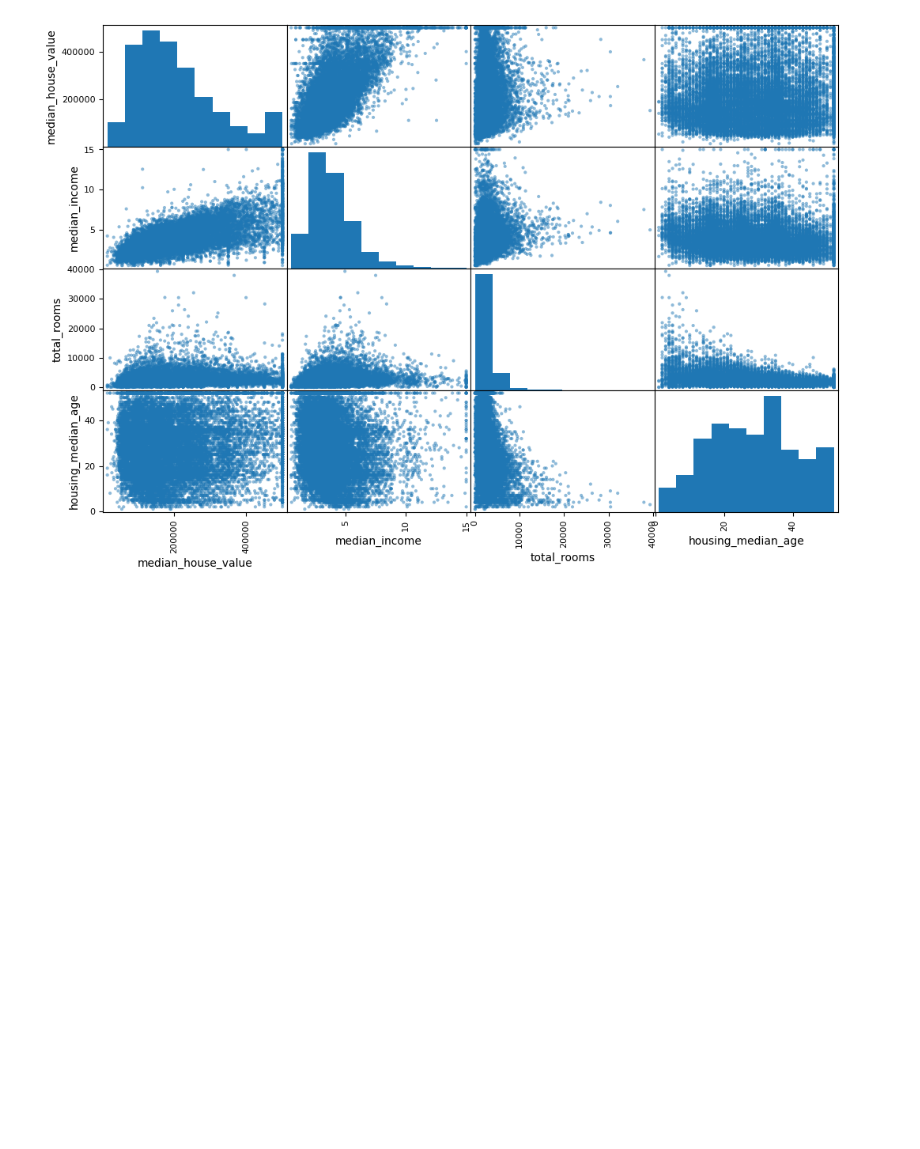
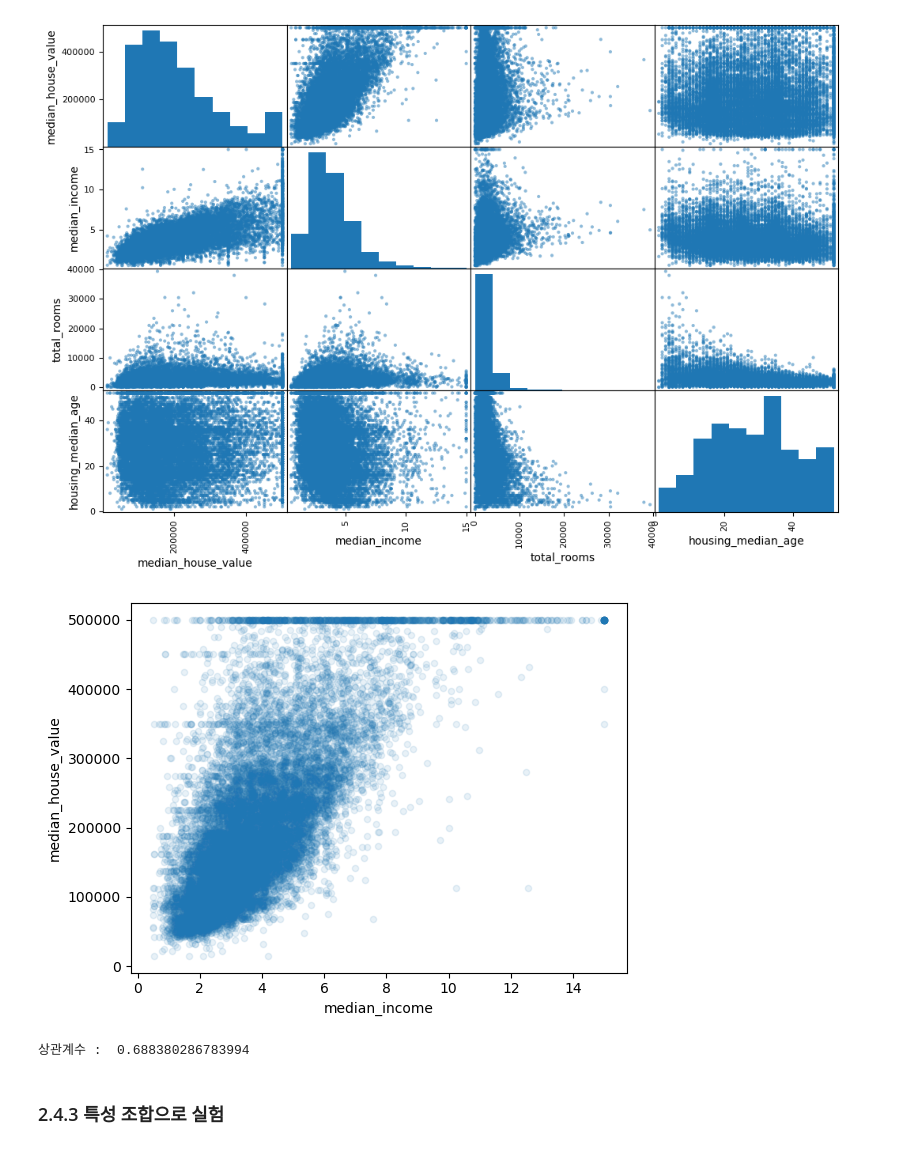
Before and after one commit to psw109/Python_study, a Jupyter notebook: 핸즈온머신러닝/code.ipynb, the cells around one changed output. Cells and saved outputs as stored; diff of their text form; code cells hidden in the pictures; blank space fills up the shorter version.

```diff
--- a/핸즈온머신러닝/code.ipynb
+++ b/핸즈온머신러닝/code.ipynb
@@ -260,3 +260,17 @@ scatter_matrix(housing[attributes], figsize = (12, 8))
 plt.show()
 # %% [output]
 [figure]
+# %%
+housing.plot(kind = 'scatter', x = 'median_income', y = 'median_house_value', alpha = 0.1)
+plt.show()
+print('상관계수 : ', corr_matrix['median_income']['median_house_value'])
+
+# 상관관계가 강하다
+# 가격 제한값 500,000에서 수평으로 잘 보임
+# 450,000 / 350,000 / 280,000 에도 수평이 보임
+# 이러한 데이터는 학습때 배제하는게 좋다
+# %% [output]
+[figure, added]
+상관계수 :  0.688380286783994
+# %% [markdown]
+### 2.4.3 특성 조합으로 실험
```
Also changed, not shown: parts of 17 cells of this notebook.
